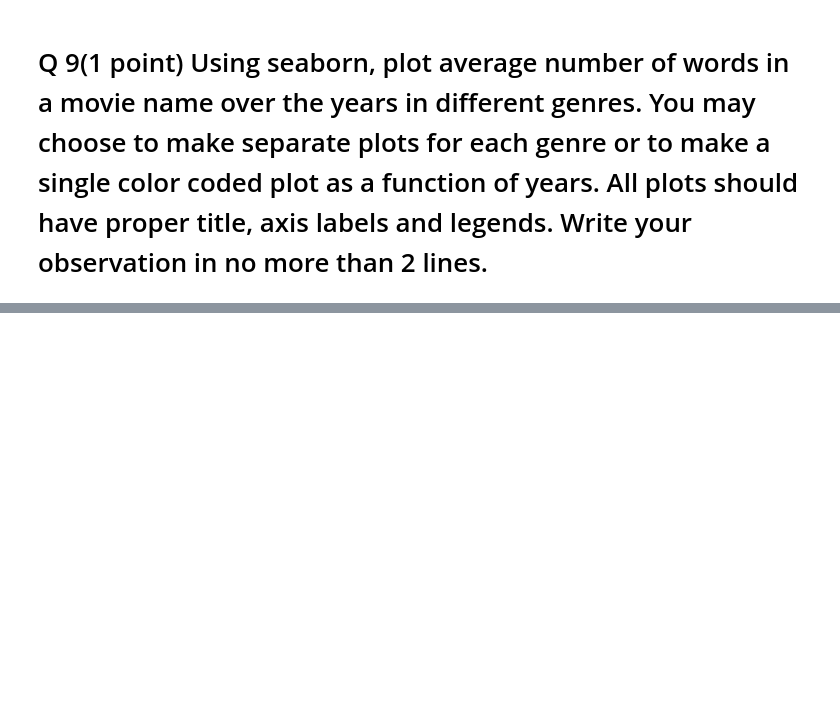
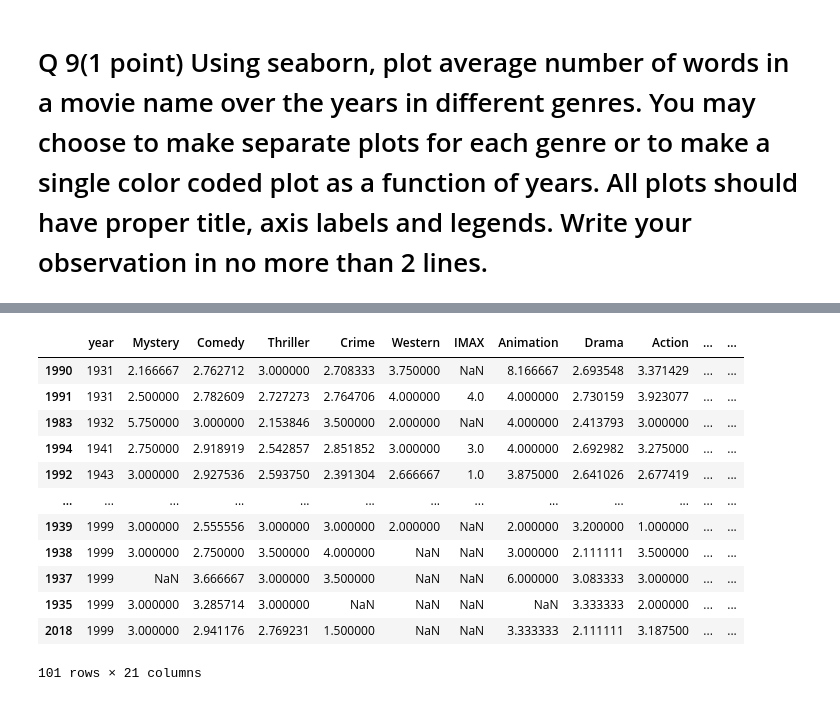
Before and after one commit to bhershdu/du_4447_homework, a Jupyter notebook: week_07/hw7_movie_analysis_using_pandas.ipynb, the cells around one changed output, grey strips where cells are left out. Saved outputs shown, nothing was run; the diff lists cells and outputs as text; code cells hidden in the pictures; blank space fills up the shorter version.

```diff
--- a/week_07/hw7_movie_analysis_using_pandas.ipynb
+++ b/week_07/hw7_movie_analysis_using_pandas.ipynb
@@ -190,0 +234,18 @@ there was a rapid increase in the number of movies per year around 1980, but tha
+# %%
+# Write your code here.
+paren_re = ".*(\(.*\)).*"
+def word_count(title):
+    # only count words that fall outside a foreign title which appears inside ()'s
+    m = re.search(paren_re, title)
+    if m is not None:
+        g = m.groups()[0]
+        mod_title = title.replace(g, "").strip()
+    else:
+        mod_title = title
+    return len(mod_title.split(" "))
+count_columns = {}
+for g in list(unique_genre):
+    col_name = f'wc_{g}'
+    count_columns[g] = col_name
+    movie_wo_title[col_name] = movie_wo_title[movie_wo_title[g]]["movie_title"].apply(word_count)
+movie_wo_title[movie_wo_title["movie_title"].str.contains("(", regex=False)].head(10)
@@ -190,0 +265,19 @@ there was a rapid increase in the number of movies per year around 1980, but tha
+# %%
+avg_wc_df = pd.DataFrame(movie_wo_title["year"])
+for g, wc_col in count_columns.items():
+    avg_wc_df[g] = movie_wo_title[movie_wo_title[g]].groupby(["year"])[wc_col].mean()
+avg_wc_df[avg_wc_df["Comedy"].notna()].sort_values(by="year")
+# %% [output]
+|  | year | Mystery | Comedy | Thriller | Crime | Western | IMAX | Animation | Drama | Action | ... | ... |
+| 1990 | 1931 | 2.166667 | 2.762712 | 3.000000 | 2.708333 | 3.750000 | NaN | 8.166667 | 2.693548 | 3.371429 | ... | ... |
+| 1991 | 1931 | 2.500000 | 2.782609 | 2.727273 | 2.764706 | 4.000000 | 4.0 | 4.000000 | 2.730159 | 3.923077 | ... | ... |
+| 1983 | 1932 | 5.750000 | 3.000000 | 2.153846 | 3.500000 | 2.000000 | NaN | 4.000000 | 2.413793 | 3.000000 | ... | ... |
+| 1994 | 1941 | 2.750000 | 2.918919 | 2.542857 | 2.851852 | 3.000000 | 3.0 | 4.000000 | 2.692982 | 3.275000 | ... | ... |
+| 1992 | 1943 | 3.000000 | 2.927536 | 2.593750 | 2.391304 | 2.666667 | 1.0 | 3.875000 | 2.641026 | 2.677419 | ... | ... |
+| ... | ... | ... | ... | ... | ... | ... | ... | ... | ... | ... | ... | ... |
+| 1939 | 1999 | 3.000000 | 2.555556 | 3.000000 | 3.000000 | 2.000000 | NaN | 2.000000 | 3.200000 | 1.000000 | ... | ... |
+| 1938 | 1999 | 3.000000 | 2.750000 | 3.500000 | 4.000000 | NaN | NaN | 3.000000 | 2.111111 | 3.500000 | ... | ... |
+| 1937 | 1999 | NaN | 3.666667 | 3.000000 | 3.500000 | NaN | NaN | 6.000000 | 3.083333 | 3.000000 | ... | ... |
+| 1935 | 1999 | 3.000000 | 3.285714 | 3.000000 | NaN | NaN | NaN | NaN | 3.333333 | 2.000000 | ... | ... |
+| 2018 | 1999 | 3.000000 | 2.941176 | 2.769231 | 1.500000 | NaN | NaN | 3.333333 | 2.111111 | 3.187500 | ... | ... |
+101 rows × 21 columns
```
Also changed, not shown: parts of 11 cells of this notebook.
